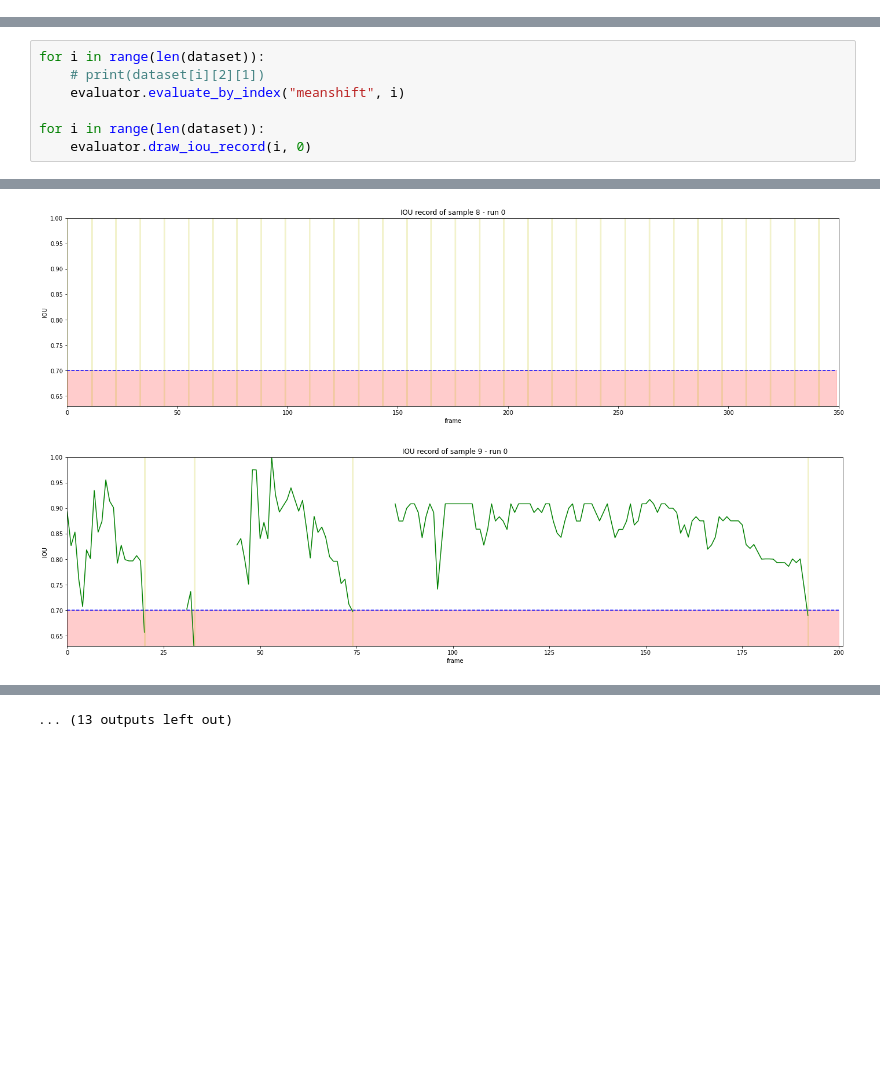
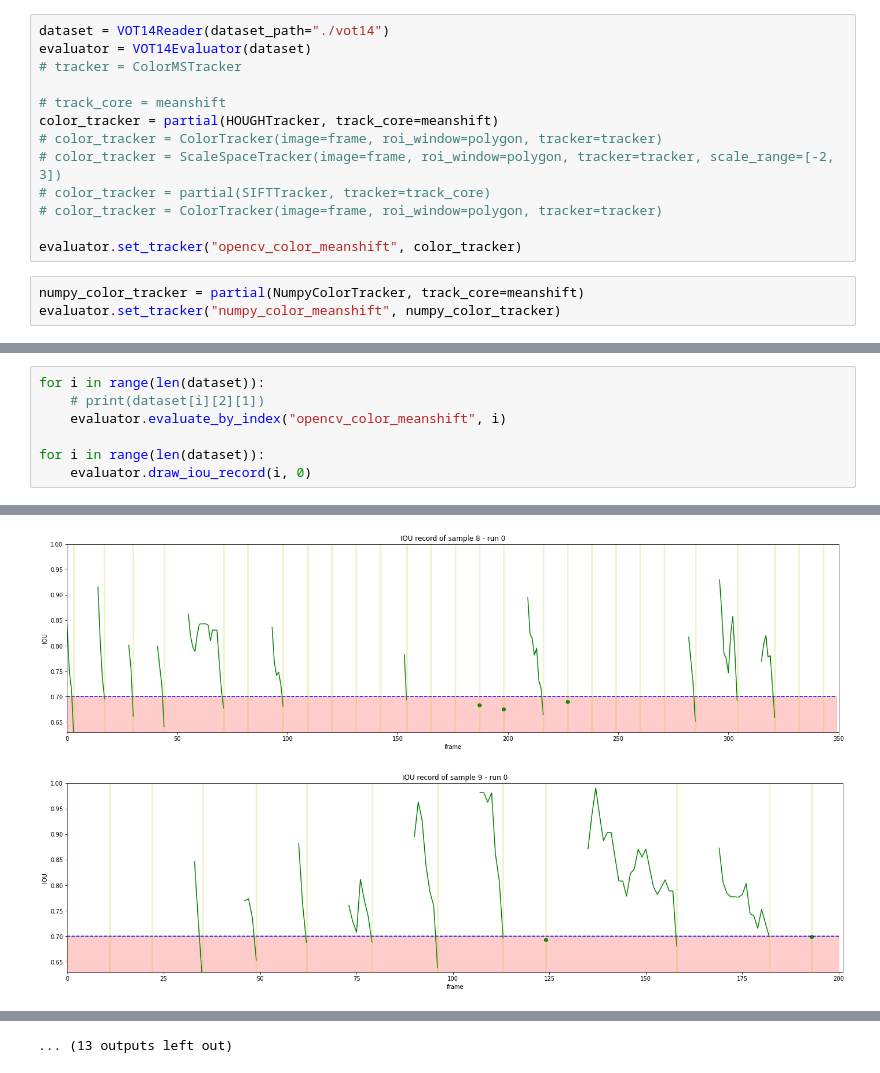
Before and after one commit to santapo/AIVN-materials, a Jupyter notebook: object_tracking/notebooks/evaluate_vot14.ipynb, the cells around one changed output, grey strips where cells are left out. Saved outputs shown, nothing was run; the diff lists cells and outputs as text; blank space fills up the shorter version.

```diff
--- a/object_tracking/notebooks/evaluate_vot14.ipynb
+++ b/object_tracking/notebooks/evaluate_vot14.ipynb
@@ -14,0 +14,16 @@ evaluator.set_tracker("meanshift", ColorMSTracker)
+# %%
+dataset = VOT14Reader(dataset_path="./vot14")
+evaluator = VOT14Evaluator(dataset)
+# tracker = ColorMSTracker
+
+# track_core = meanshift
+color_tracker = partial(HOUGHTracker, track_core=meanshift)
+# color_tracker = ColorTracker(image=frame, roi_window=polygon, tracker=tracker)
+# color_tracker = ScaleSpaceTracker(image=frame, roi_window=polygon, tracker=tracker, scale_range=[-2, 3])
+# color_tracker = partial(SIFTTracker, tracker=track_core)
+# color_tracker = ColorTracker(image=frame, roi_window=polygon, tracker=tracker)
+
+evaluator.set_tracker("opencv_color_meanshift", color_tracker)
+# %%
+numpy_color_tracker = partial(NumpyColorTracker, track_core=meanshift)
+evaluator.set_tracker("numpy_color_meanshift", numpy_color_tracker)
@@ -15,7 +61,7 @@ evaluator.set_tracker("meanshift", ColorMSTracker)
 # %%
 for i in range(len(dataset)):
     # print(dataset[i][2][1])
-    evaluator.evaluate_by_index("meanshift", i)
+    evaluator.evaluate_by_index("opencv_color_meanshift", i)
 
 for i in range(len(dataset)):
     evaluator.draw_iou_record(i, 0)
@@ -31,2 +77,2 @@ for i in range(len(dataset)):
-[figure, old version]
+[figure, new version]
-[figure, old version]
+[figure, new version]
```
Also changed, not shown: parts of 6 cells of this notebook, 13 other files.
